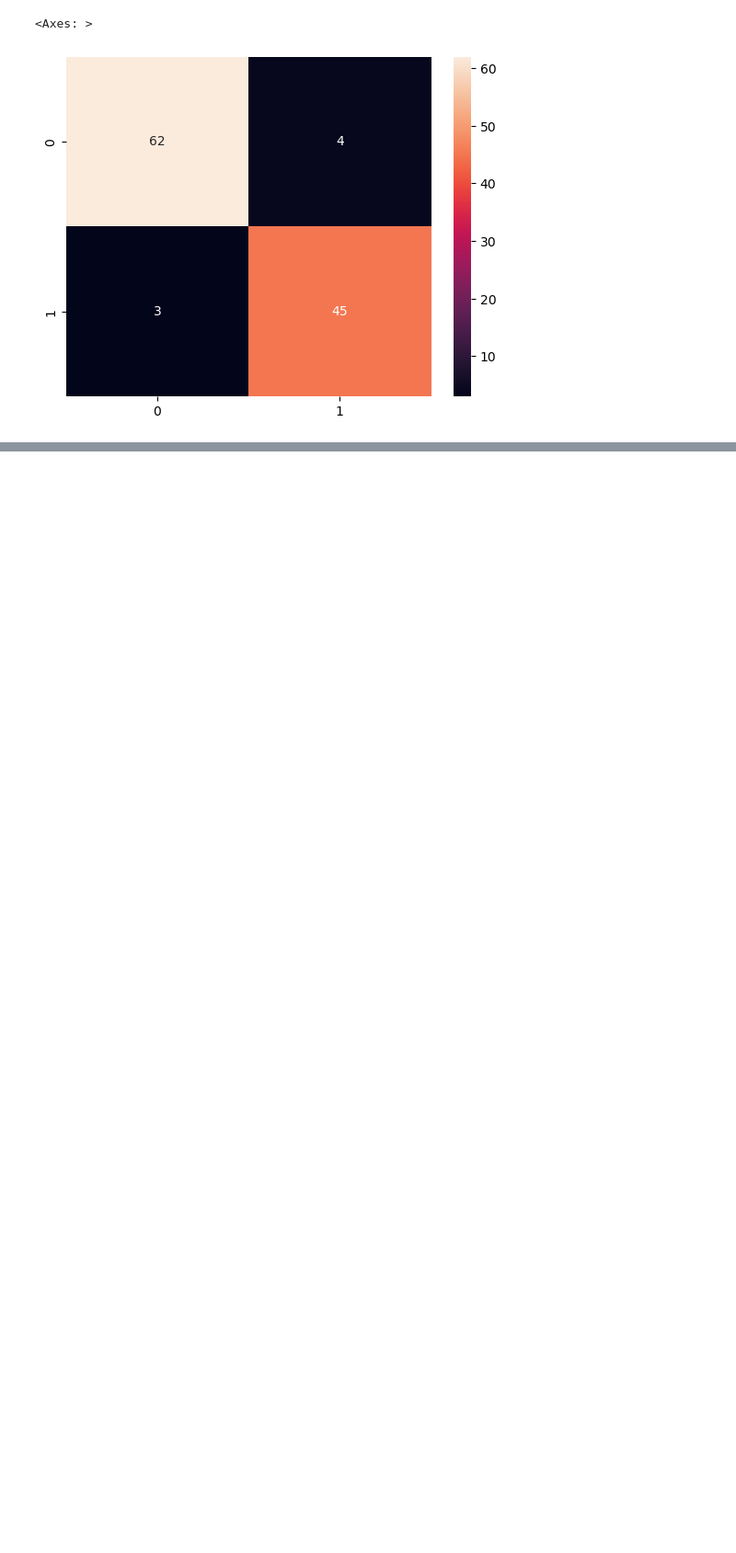
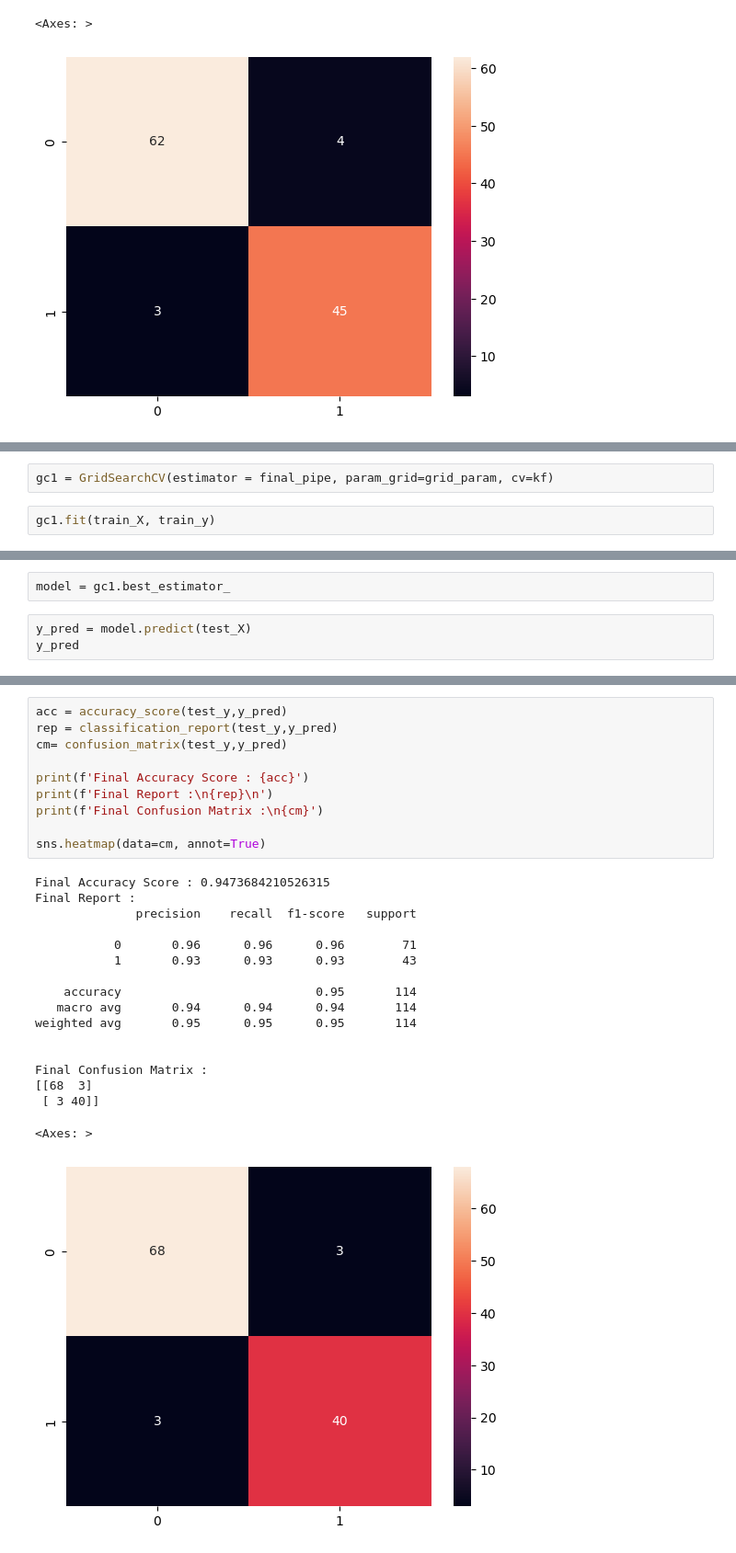
Before and after one commit to VatsVenom201/MachineLearning-Daily_tasks, a Jupyter notebook: Classification (Cross Validation+Hyperparam)/Breast_Cancer Analysis & Pred.ipynb, the cells around one changed output, grey strips where cells are left out. Shown at 92% size. Saved outputs shown, nothing was run; the diff lists cells and outputs as text; blank space fills up the shorter version.

```diff
--- a/Classification (Cross Validation+Hyperparam)/Breast_Cancer Analysis & Pred.ipynb
+++ b/Classification (Cross Validation+Hyperparam)/Breast_Cancer Analysis & Pred.ipynb
@@ -336,0 +398,4 @@ Final Confusion Matrix :
+# %%
+gc1 = GridSearchCV(estimator = final_pipe, param_grid=grid_param, cv=kf)
+# %%
+gc1.fit(train_X, train_y)
@@ -336,0 +412,5 @@ Final Confusion Matrix :
+# %%
+model = gc1.best_estimator_
+# %%
+y_pred = model.predict(test_X)
+y_pred
@@ -336,0 +424,28 @@ Final Confusion Matrix :
+# %%
+acc = accuracy_score(test_y,y_pred)
+rep = classification_report(test_y,y_pred)
+cm= confusion_matrix(test_y,y_pred)
+
+print(f'Final Accuracy Score : {acc}')
+print(f'Final Report :\n{rep}\n')
+print(f'Final Confusion Matrix :\n{cm}')
+
+sns.heatmap(data=cm, annot=True)
+# %% [output]
+Final Accuracy Score : 0.9473684210526315
+Final Report :
+              precision    recall  f1-score   support
+
+           0       0.96      0.96      0.96        71
+           1       0.93      0.93      0.93        43
+
+    accuracy                           0.95       114
+   macro avg       0.94      0.94      0.94       114
+weighted avg       0.95      0.95      0.95       114
+
+
+Final Confusion Matrix :
+[[68  3]
+ [ 3 40]]
+<Axes: >
+[figure, added]
```
Also changed, not shown: parts of 18 cells of this notebook.
